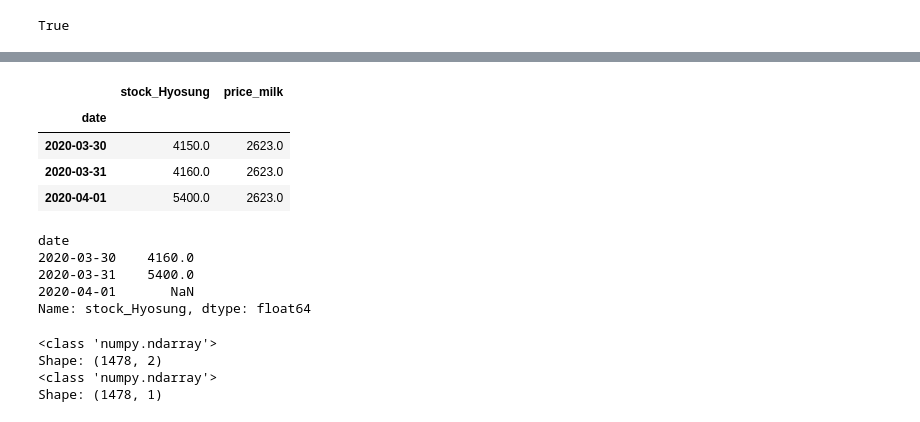
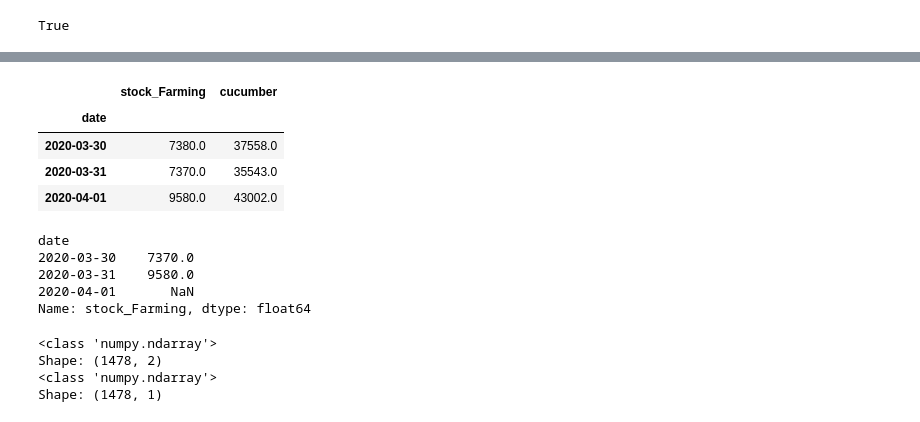
Before and after one commit to sunnight9507/BitAcademy, a Jupyter notebook: Project/Data_to_database.ipynb, the cells around one changed output, grey strips where cells are left out. Saved outputs shown, nothing was run; the diff lists cells and outputs as text; code cells hidden in the pictures.

```diff
--- a/Project/Data_to_database.ipynb
+++ b/Project/Data_to_database.ipynb
@@ -144,18 +144,18 @@ data.tail(2)
 # %%
-target_name = 'stock_Hyosung'
-target_names = [target_name,'price_milk']
+target_name = 'stock_Farming'
+target_names = [target_name,'cucumber']
 #df = data[]
 shift_steps = 1
 
 df = data[target_names].shift(1)
 
 df.tail(3)
 # %% [output]
-|  | stock_Hyosung | price_milk |
+|  | stock_Farming | cucumber |
 | date |  |  |
-| 2020-03-30 | 4150.0 | 2623.0 |
-| 2020-03-31 | 4160.0 | 2623.0 |
-| 2020-04-01 | 5400.0 | 2623.0 |
+| 2020-03-30 | 7380.0 | 37558.0 |
+| 2020-03-31 | 7370.0 | 35543.0 |
+| 2020-04-01 | 9580.0 | 43002.0 |
 # %%
 df_targets = df[target_name].shift(-shift_steps)
 # df_targets = df.shift(-shift_steps)
@@ -163,10 +163,10 @@ df_targets = df[target_name].shift(-shift_steps)
 df_targets.tail(3)
 # %% [output]
 date
-2020-03-30    4160.0
-2020-03-31    5400.0
+2020-03-30    7370.0
+2020-03-31    9580.0
 2020-04-01       NaN
-Name: stock_Hyosung, dtype: float64
+Name: stock_Farming, dtype: float64
 # %%
 x_data = df.values[shift_steps:-23] # 3월 예측
 
```
Also changed, not shown: parts of 11 cells of this notebook, 2 other files.
